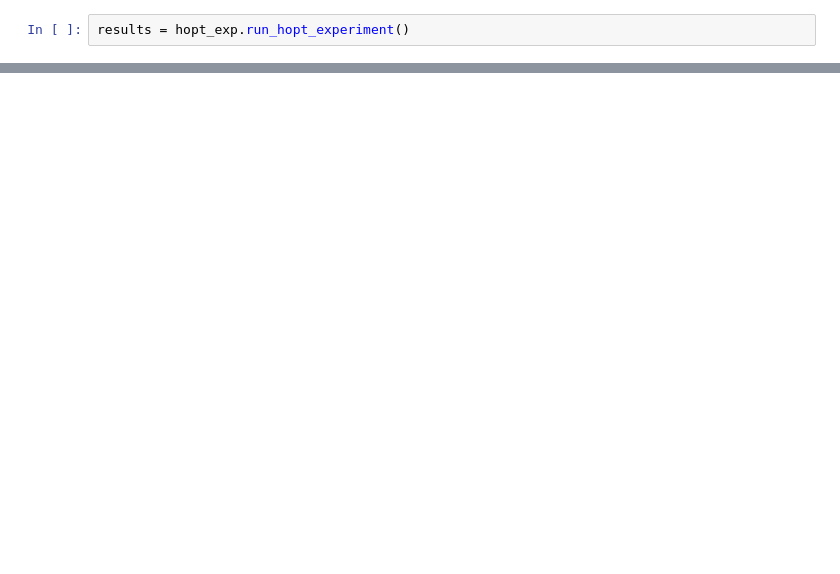
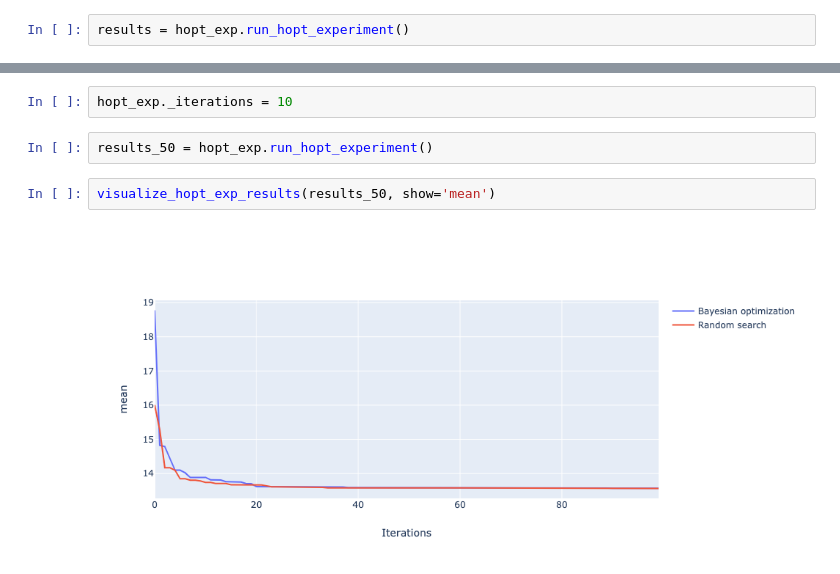
Before and after one commit to mateBakos/autoxgb, a Jupyter notebook: notebooks/exploratory/V1_use_naive_bayesian.ipynb, the cells around one changed output, grey strips where cells are left out. Saved outputs shown, nothing was run; the diff lists cells and outputs as text; blank space fills up the shorter version.

```diff
--- a/notebooks/exploratory/V1_use_naive_bayesian.ipynb
+++ b/notebooks/exploratory/V1_use_naive_bayesian.ipynb
@@ -65,0 +83,8 @@ visualize_hopt_exp_results(results, show='mean')
+# %%
+hopt_exp._iterations = 10
+# %%
+results_50 = hopt_exp.run_hopt_experiment()
+# %%
+visualize_hopt_exp_results(results_50, show='mean')
+# %% [output]
+[figure, added]
```
Also changed, not shown: parts of 10 cells of this notebook, 2 other files.
